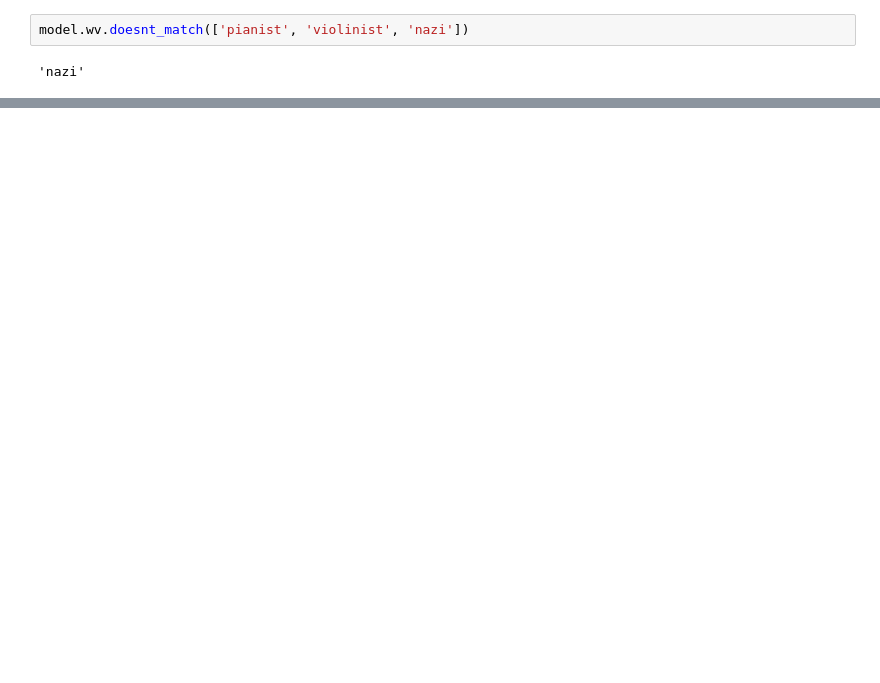
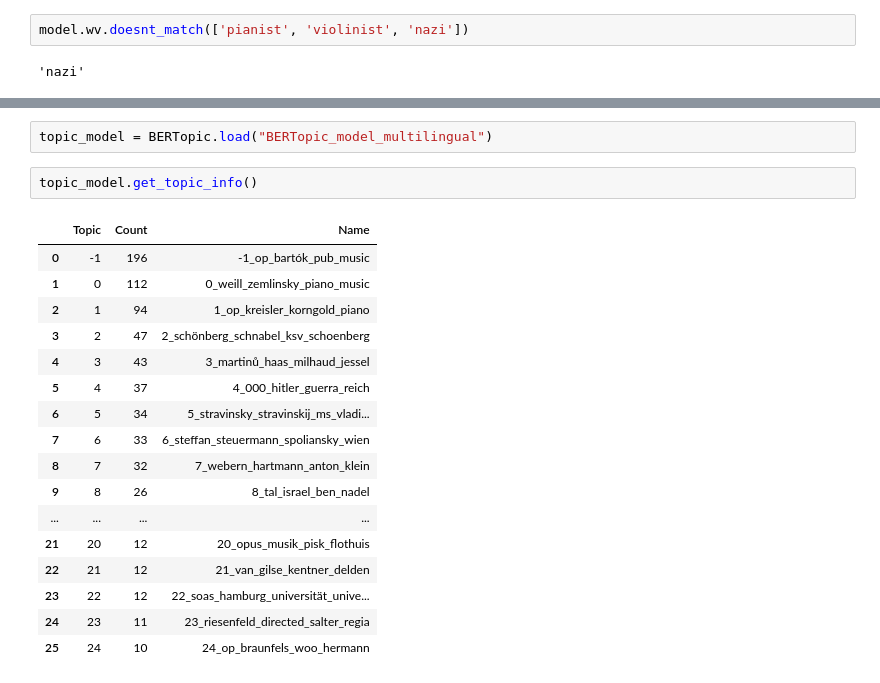
Before and after one commit to jessicajhassibi/Bachelor-Thesis, a Jupyter notebook: bachelor_thesis.ipynb, the cells around one changed output, grey strips where cells are left out. Cells and saved outputs as stored; diff of their text form; blank space fills up the shorter version.

```diff
--- a/bachelor_thesis.ipynb
+++ b/bachelor_thesis.ipynb
@@ -96,0 +248,22 @@ model.wv.doesnt_match(['pianist', 'violinist', 'nazi'])
+# %%
+topic_model = BERTopic.load("BERTopic_model_multilingual")
+# %%
+topic_model.get_topic_info()
+# %% [output]
+|  | Topic | Count | Name |
+| 0 | -1 | 196 | -1_op_bartók_pub_music |
+| 1 | 0 | 112 | 0_weill_zemlinsky_piano_music |
+| 2 | 1 | 94 | 1_op_kreisler_korngold_piano |
+| 3 | 2 | 47 | 2_schönberg_schnabel_ksv_schoenberg |
+| 4 | 3 | 43 | 3_martinů_haas_milhaud_jessel |
+| 5 | 4 | 37 | 4_000_hitler_guerra_reich |
+| 6 | 5 | 34 | 5_stravinsky_stravinskij_ms_vladi... |
+| 7 | 6 | 33 | 6_steffan_steuermann_spoliansky_wien |
+| 8 | 7 | 32 | 7_webern_hartmann_anton_klein |
+| 9 | 8 | 26 | 8_tal_israel_ben_nadel |
+| ... | ... | ... | ... |
+| 21 | 20 | 12 | 20_opus_musik_pisk_flothuis |
+| 22 | 21 | 12 | 21_van_gilse_kentner_delden |
+| 23 | 22 | 12 | 22_soas_hamburg_universität_unive... |
+| 24 | 23 | 11 | 23_riesenfeld_directed_salter_regia |
+| 25 | 24 | 10 | 24_op_braunfels_woo_hermann |
```
Also changed, not shown: parts of 29 cells of this notebook, 5 other files.
